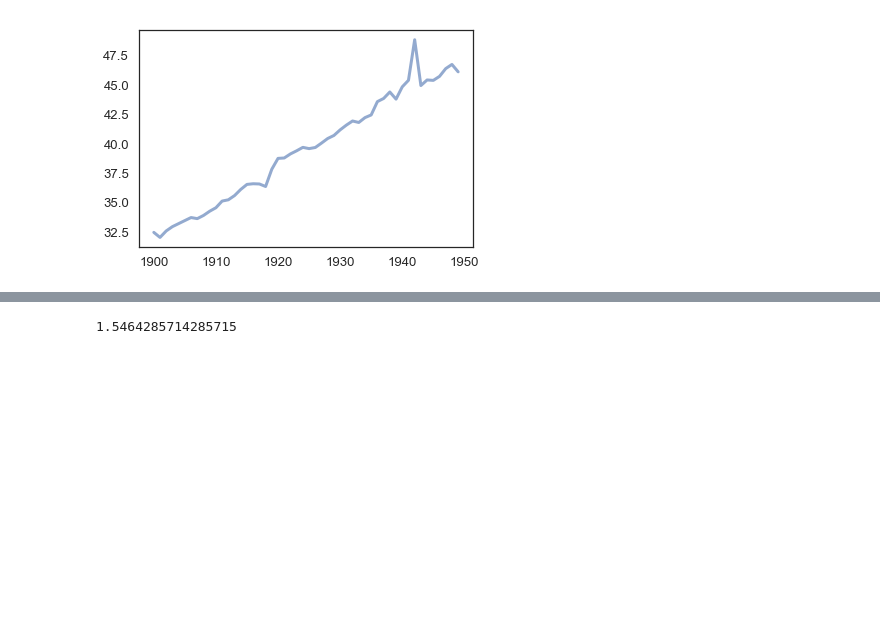
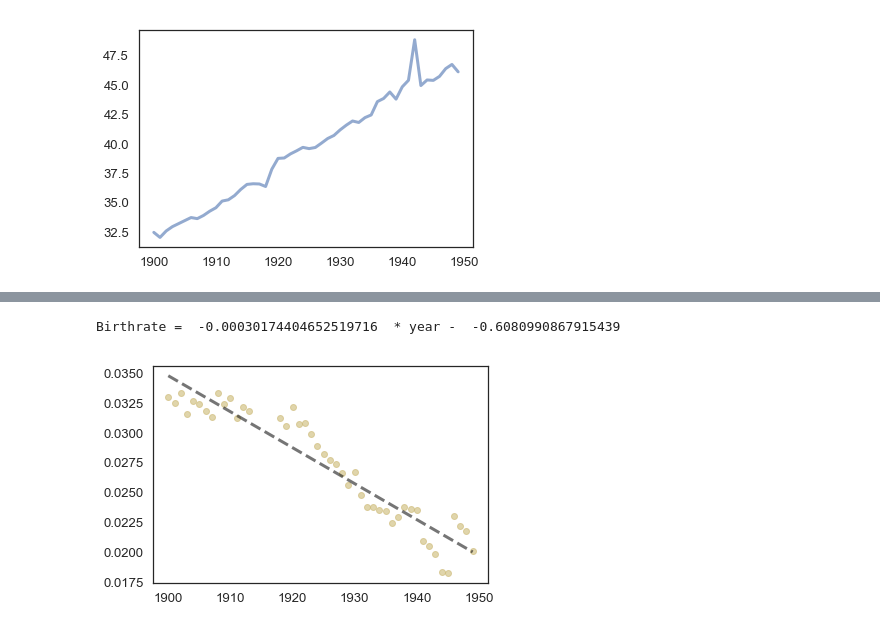
Before and after one commit to SkyeOzga/ModSimPy-Projects, a Jupyter notebook: Project 1 Ozga Rho.ipynb, the cells around one changed output, grey strips where cells are left out. Saved outputs shown, nothing was run; the diff lists cells and outputs as text; code cells hidden in the pictures; blank space fills up the shorter version.

```diff
--- a/Project 1 Ozga Rho.ipynb
+++ b/Project 1 Ozga Rho.ipynb
@@ -86,19 +119,57 @@ Life expectancy =  0.4009603841536642  * year -  721.1562593037269
+# %%
+#to get a baseline birthrate (no disease or war)
+#eliminate data points that exhibit a drop
+
+modbirthdata = [33.0, 32.5, 33.3, 31.6, 32.7, 32.4, 31.8, 31.3, 33.3, 32.4,
+              32.9, 31.2, 32.2, 31.8, 31.2, 30.6,
+              32.2, 30.7, 30.8, 29.9, 28.9, 28.2, 27.7, 27.4, 26.6, 25.6,
+              26.7, 24.8, 23.8, 23.8, 23.5, 23.4, 22.4, 22.9, 23.8, 23.6,
+              23.5, 20.9, 20.5, 19.8, 18.3, 18.2, 23.0, 22.2, 21.8, 20.1]
+
+modbirth = [b/1000 for b in modbirthdata]
+
+modt_birth = [1900., 1901., 1902., 1903., 1904., 1905., 1906., 1907., 1908.,
+     1909., 1910., 1911., 1912., 1913.,
+     1918., 1919., 1920., 1921., 1922., 1923., 1924., 1925., 1926.,
+     1927., 1928., 1929., 1930., 1931., 1932., 1933., 1934., 1935.,
+     1936., 1937., 1938., 1939., 1940., 1941., 1942., 1943., 1944.,
+     1945., 1946., 1947., 1948., 1949.]
+
+#assume linear decrease of birthrate
+m2,b2 = np.polyfit(modt_birth, modbirth, 1)
+
+plot(modt_birth,modbirth, 'yo')
+plot(t, m2*t+b2, '--k')
+print('Birthrate = ',m2,' * year - ', -b2)
+# %% [output]
+Birthrate =  -0.00030174404652519716  * year -  -0.6080990867915439
+[figure, added]
 # %%
 #young 0-15
 #mid 16-39
 #old 40-life expectancy
-#ASSUMPTION: Each Age is equally likely
-#Mature rate young to
+
+#Mature rate young to mid
 MATURE1 = 1/16
+#Mature rate mid to old
 MATURE2 = 1/24
 #death = 1/(lifexp[t]-40)
+
+#ASSUMPTION: Each Age is equally likely
+
 p_0 = pop[0]
 yng_0 = p_0 * 1/(MATURE1*42)
 mid_0 = p_0 * 1/(MATURE2*42)
 old_0 = p_0 * 2/42
-#Birthrate = birthrate[t] (generate linear birthrate model from data)
+
+
+lifexp = TimeSeries()
+for t in linrange(T_START, T_END):
+        lifexp[t] = m1*(t) + b1
+
+birthrate = TimeSeries()
+for t in linrange(T_START, T_END):
+        birthrate[t] = m2*(t) + b2
-# %% [output]
-1.5464285714285715
 # %%
 #TIMESTEP
 
```
Also changed, not shown: parts of 7 cells of this notebook.
